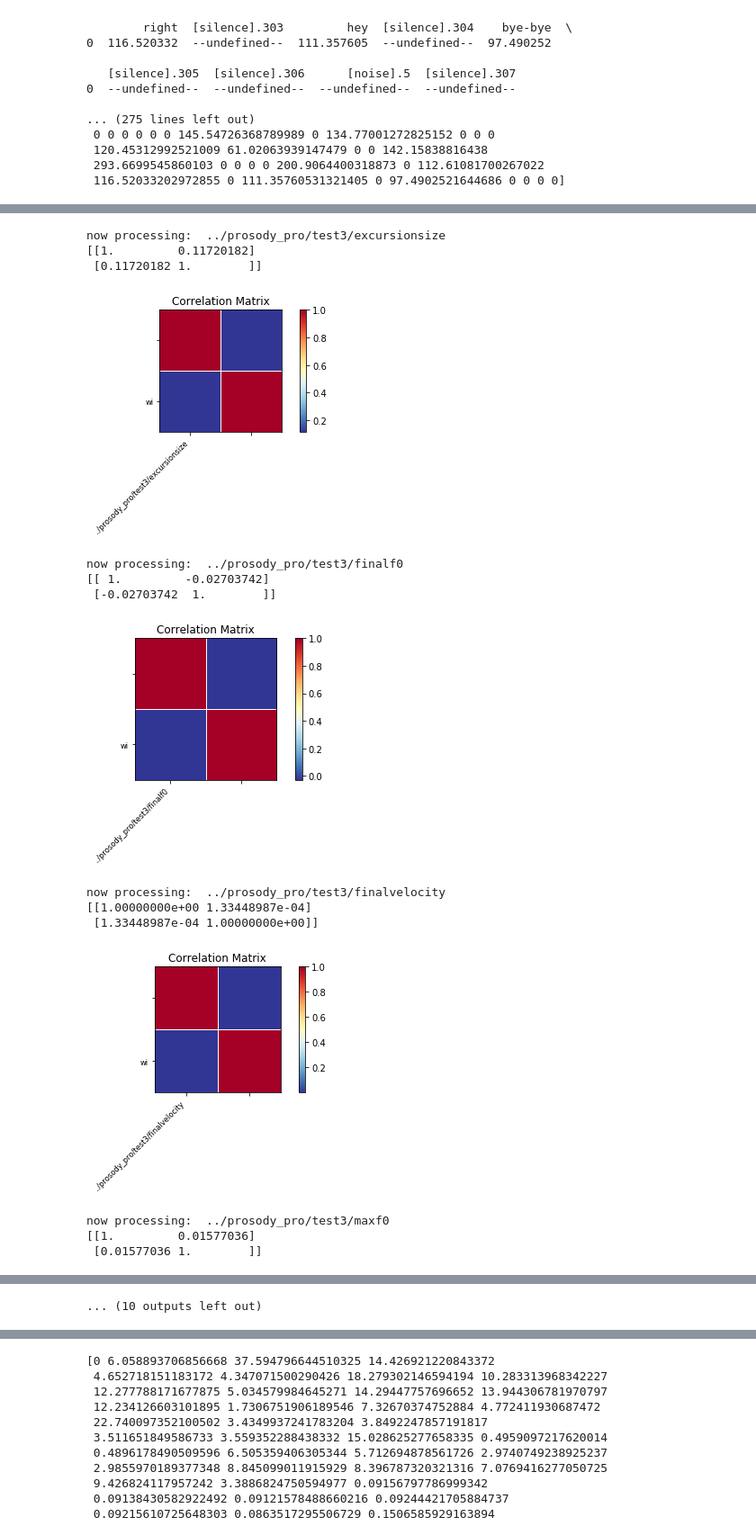
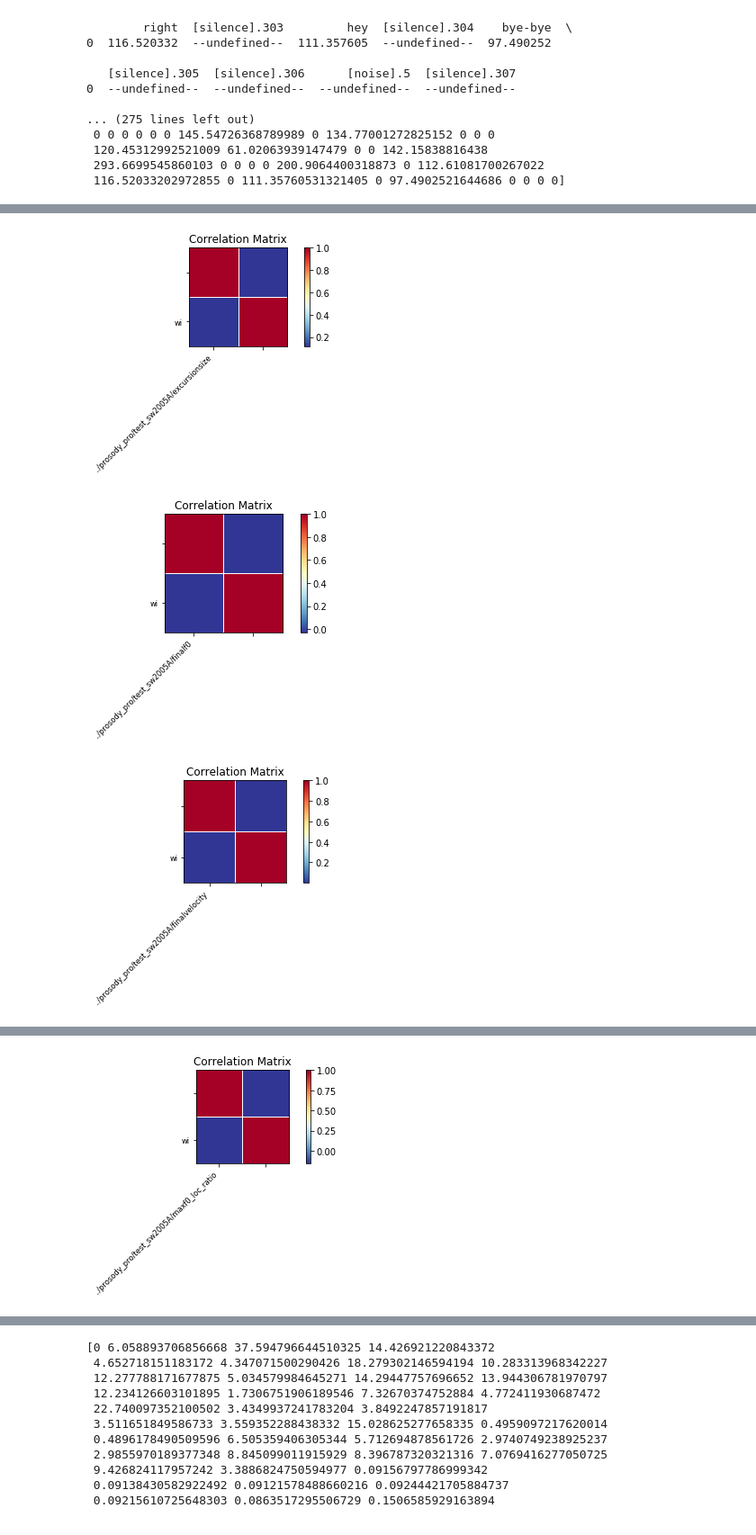
Before and after one commit to byronthecoder/Prosody-Prominence-Perplexity, a Jupyter notebook: ParselMouth.ipynb, the cells around one changed output, grey strips where cells are left out. Shown at 90% size. Cells and saved outputs as stored; diff of their text form; code cells hidden in the pictures.

```diff
--- a/ParselMouth.ipynb
+++ b/ParselMouth.ipynb
@@ -70,0 +158,3 @@ trans_list
+# %%
+for i in range(len(sound_paths)):
+    print(trans_paths[i], sound_paths[i])
@@ -75,8 +183,11 @@ np.set_printoptions(threshold=sys.maxsize)
 # create a TextGrid
 # %%
 # function to create a TextGrid
-def text_grid(sound, path, trans):
-    tg = parselmouth.praat.call(sound, "To TextGrid", "word", "")
+def text_grid(sound, trans):
+    snd = parselmouth.Sound(sound)
+    tg = parselmouth.praat.call(snd, "To TextGrid", "word", "")
+
+    trans = read_trans(trans)
 
     # call.() or parselmouth.praat.call()?
     # timeit df.index < df.shape < df.[0].count()
@@ -84,9 +195,9 @@ def text_grid(sound, path, trans):
         if i < len(trans)-1:
             # one time point can only insert one boundary, need to delete rows with same time points
             # parselmouth.praat.call(tg, "Insert boundary", 1, trans.start_time[i+1])
-            parselmouth.praat.call(tg, "Insert boundary", 1, trans[i, 3])
-            parselmouth.praat.call(tg, "Set interval text", 1, i+1, trans[i, 6])
+            parselmouth.praat.call(tg, "Insert boundary", 1, trans[i, 2])
+            parselmouth.praat.call(tg, "Set interval text", 1, i+1, trans[i, 3])
         else:
-            parselmouth.praat.call(tg, "Set interval text", 1, i+1, trans[i, 6])
+            parselmouth.praat.call(tg, "Set interval text", 1, i+1, trans[i, 3])
 
-    tg.save(os.path.splitext(path)[0] + ".TextGrid")
+    tg.save(os.path.splitext(sound)[0] + ".TextGrid")
@@ -95,0 +204,4 @@ text_grid(snd_B, path_B, trans_list[1])
+# %%
+# create .TextGrid files
+for i in range(len(sound_paths)):
+    text_grid(sound_paths[i], trans_paths[i])
@@ -161,14 +347,18 @@ print(slope_test)
  293.6699545860103 0 0 0 0 200.9064400318873 0 112.61081700267022
  116.52033202972855 0 111.35760531321405 0 97.4902521644686 0 0 0 0]
 # %%
+
 #def correlaiton():
-cor_path_list = sorted(glob.glob("../prosody_pro/test3/*.txt"))
+cor_path_list = sorted(glob.glob("../prosody_pro/test_sw2005A/*.txt"))
 
 wi= pd.read_csv("/Users/the-imitation-gamer/Documents/SLP/Msc_Dissertation/wimp_corpus/annotations/20/2005/sw2005A-ms98-a-word.text", sep="\s+", header=None, engine="python")
 
 #wi = np.loadtxt(fname = "/Users/the-imitation-gamer/Documents/SLP/Msc_Dissertation/wimp_corpus/annotations/20/2005/sw2005A-ms98-a-word.text")
 wi.columns = ["ms_id", "start_time", "end_time", "imp"]
 wi = wi.imp.to_numpy()
+
+# try to replace 0 with a small value
+#wi = np.where(wi == 0, 0.05, wi)
 # print(wi)
 # print(len(wi))
 
@@ -185,16 +375,12 @@ for i in range(len(cor_path_list)):
     slope_test = np.absolute(slope_test)
     # print(slope_test)
 
-    # replace where value == "--undefined--"
-    #slope_test = np.where(slope_test == "--undefined--", 0, slope_test)
-    #print(len(slope_test))
-
-    # get word importance values
-
     c_matrix = np.array([slope_test, wi])
     # cast c_matrix to float incase of the attribuet error of .cov()
     corr_matrix = np.corrcoef(c_matrix.astype(float))
     print(corr_matrix)
     smg.plot_corr(corr_matrix, xnames=[os.path.splitext(cor_path_list[i])[0]], ynames=["wi"])
-    plt.show()
+    #plt.show()
+
+    plt.savefig(os.path.splitext(cor_path_list[i])[0] + ".jpg")
 # %% [output]
@@ -205,15 +405,3 @@ now processing:  ../prosody_pro/test3/duration
-now processing:  ../prosody_pro/test3/excursionsize
-[[1.         0.11720182]
- [0.11720182 1.        ]]
-[figure, old version]
+[figure, new version]
-now processing:  ../prosody_pro/test3/finalf0
-[[ 1.         -0.02703742]
- [-0.02703742  1.        ]]
-[figure, old version]
+[figure, new version]
-now processing:  ../prosody_pro/test3/finalvelocity
-[[1.00000000e+00 1.33448987e-04]
- [1.33448987e-04 1.00000000e+00]]
-[figure, old version]
+[figure, new version]
-now processing:  ../prosody_pro/test3/maxf0
-[[1.         0.01577036]
- [0.01577036 1.        ]]
@@ -225 +410 @@ now processing:  ../prosody_pro/test3/maxf0_loc_ms
-... (10 outputs left out)
+[figure, added]
```
Also changed, not shown: parts of 24 cells of this notebook, 1 other file.
